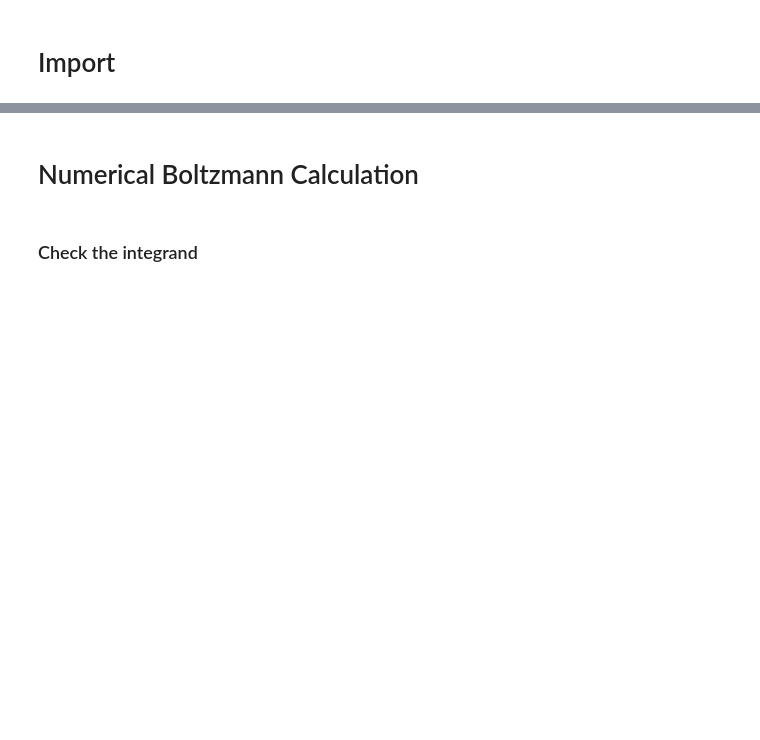
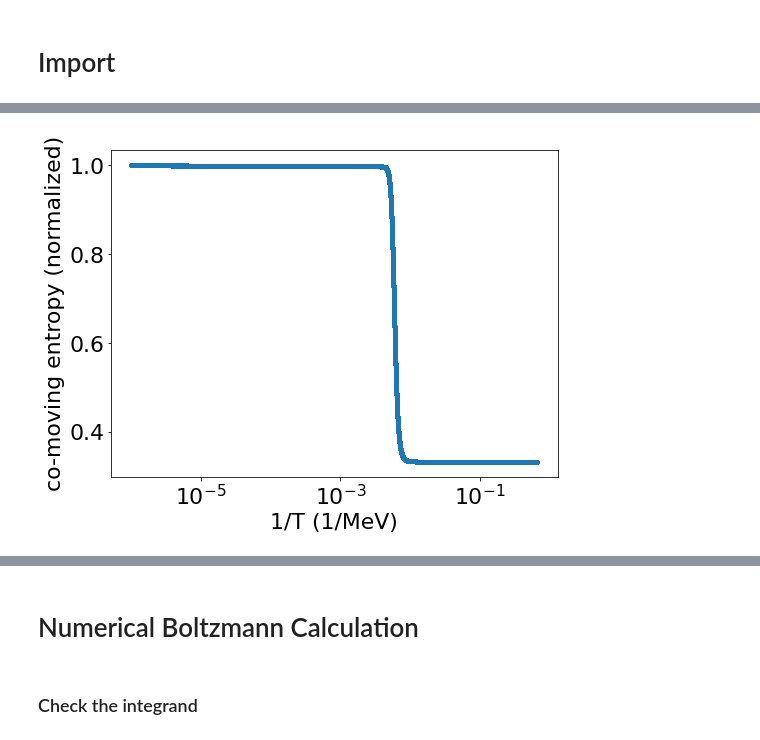
Before and after one commit to JakeSpisak/Sterile-Neutrinos, a Jupyter notebook: analysis.ipynb, the cells around one changed output, grey strips where cells are left out. Cells and saved outputs as stored; diff of their text form; code cells hidden in the pictures; blank space fills up the shorter version.

```diff
--- a/analysis.ipynb
+++ b/analysis.ipynb
@@ -183,0 +126,17 @@ print(scattering_coeffs_dict[flavor]([temp, poverT])*Gf**2*poverT*temp**5)
+# %%
+T_start = 10**6
+a_min=1
+a_max=10**6
+num_a = 10**6
+T_vals, a_domain = compute_T_SM(T_start, a_min, a_max, num_a, logspace=True)
+# %%
+g_eff_ent = ec.SM_entropy_density(T_vals)/((4/3.)*(np.pi**2/30)*T_vals**3)
+ent_start = g_eff_ent[0]*(T_start*a_min)**3
+entropy = g_eff_ent*(T_vals*a_domain)**3/ent_start
+plt.figure(figsize=(8,6))
+plt.semilogx(1/T_vals, entropy, '.')
+plt.xlabel("1/T (1/MeV)")
+plt.ylabel(r"co-moving entropy (normalized)")
+plt.show()
+# %% [output]
+[figure, added]
```
Also changed, not shown: parts of 64 cells of this notebook, 3 other files.
